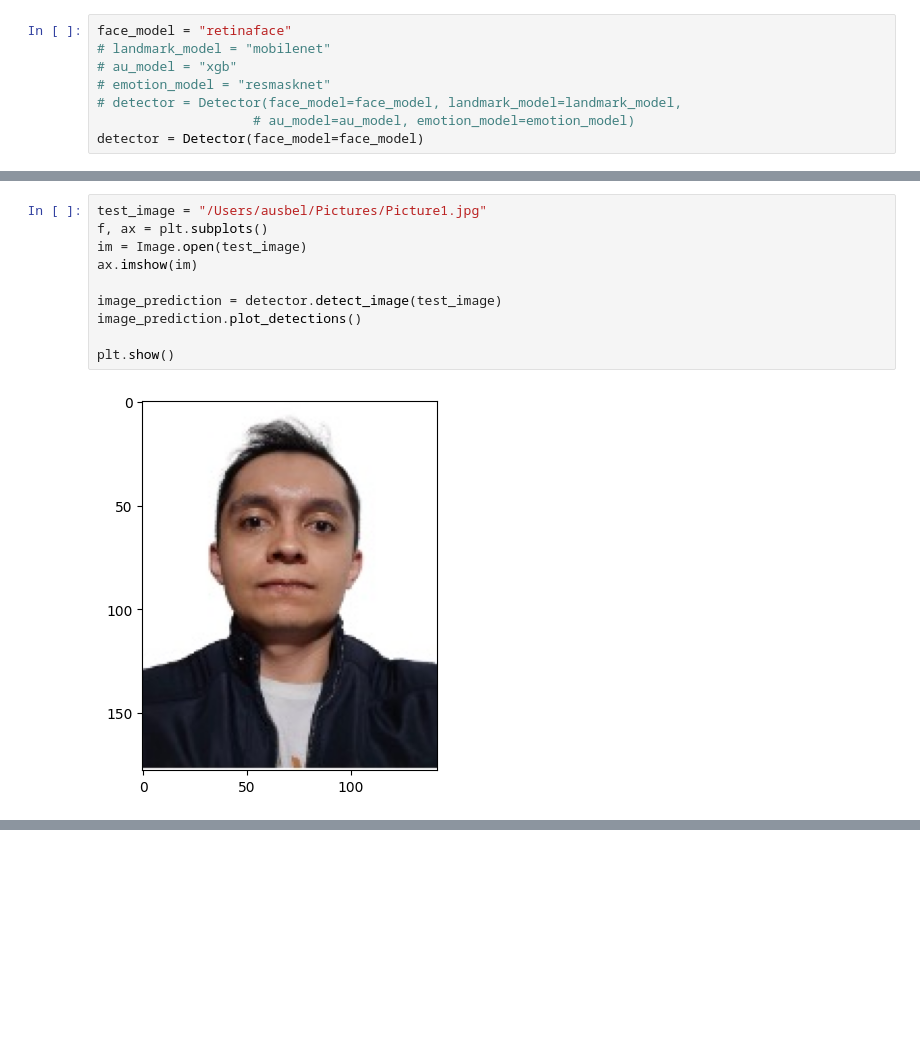
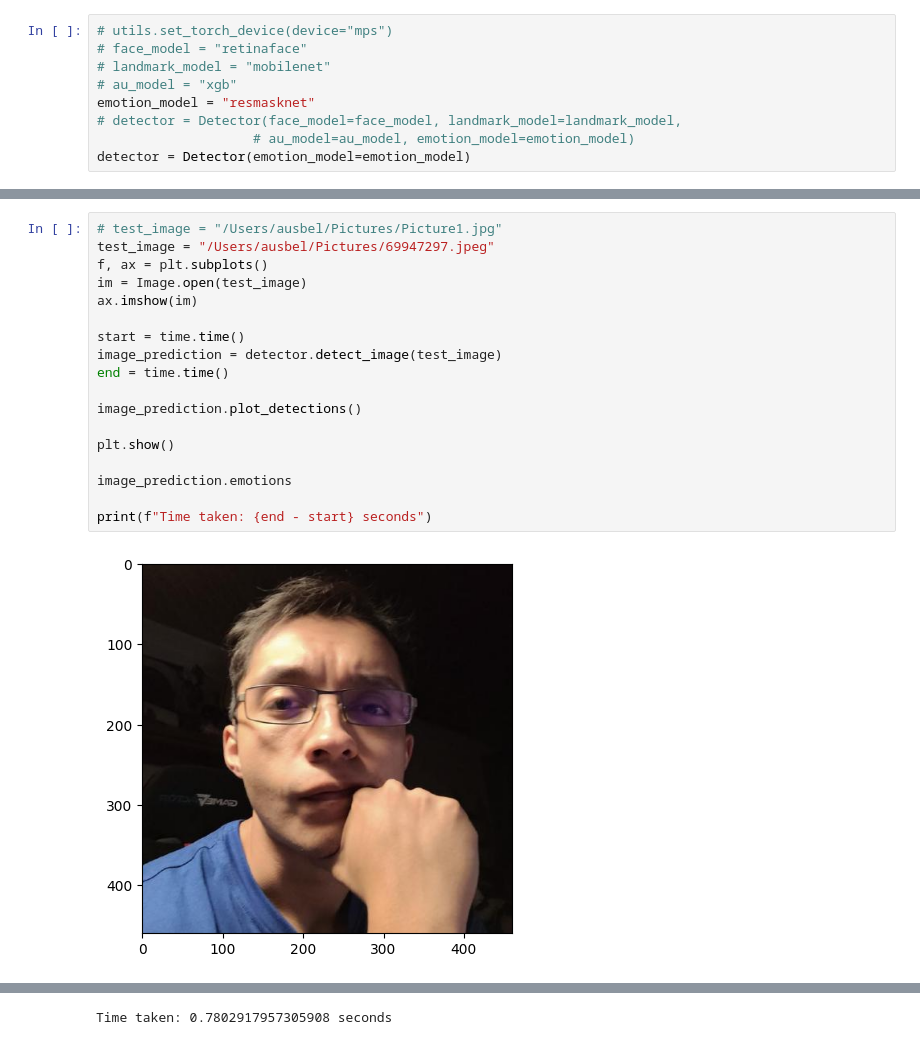
Before and after one commit to AusbelDev/real_time_sentiment_analysis, a Jupyter notebook: notebooks/testing_libraries.ipynb, the cells around one changed output, grey strips where cells are left out. Cells and saved outputs as stored; diff of their text form; blank space fills up the shorter version.

```diff
--- a/notebooks/testing_libraries.ipynb
+++ b/notebooks/testing_libraries.ipynb
@@ -5,8 +11,9 @@ from feat import Detector
 # %%
-face_model = "retinaface"
+# utils.set_torch_device(device="mps")
+# face_model = "retinaface"
 # landmark_model = "mobilenet"
 # au_model = "xgb"
-# emotion_model = "resmasknet"
+emotion_model = "resmasknet"
 # detector = Detector(face_model=face_model, landmark_model=landmark_model,
                     # au_model=au_model, emotion_model=emotion_model)
-detector = Detector(face_model=face_model)
+detector = Detector(emotion_model=emotion_model)
@@ -15,12 +20,20 @@ Downloading: "https://download.pytorch.org/models/resnet18-f37072fd.pth" to /Use
 # %%
-test_image = "/Users/ausbel/Pictures/Picture1.jpg"
+# test_image = "/Users/ausbel/Pictures/Picture1.jpg"
+test_image = "/Users/ausbel/Pictures/69947297.jpeg"
 f, ax = plt.subplots()
 im = Image.open(test_image)
 ax.imshow(im)
 
+start = time.time()
 image_prediction = detector.detect_image(test_image)
+end = time.time()
+
 image_prediction.plot_detections()
 
 plt.show()
+
+image_prediction.emotions
+
+print(f"Time taken: {end - start} seconds")
 # %% [output]
-[figure, old version]
+[figure, new version]
@@ -27,0 +41 @@ plt.show()
+Time taken: 0.7802917957305908 seconds
```
Also changed, not shown: parts of 4 cells of this notebook, 3 other files.
